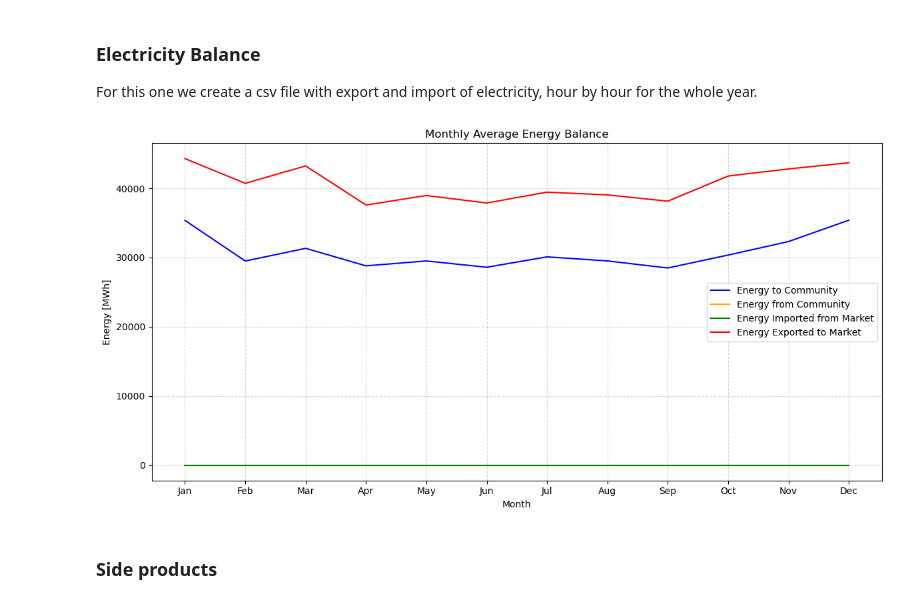
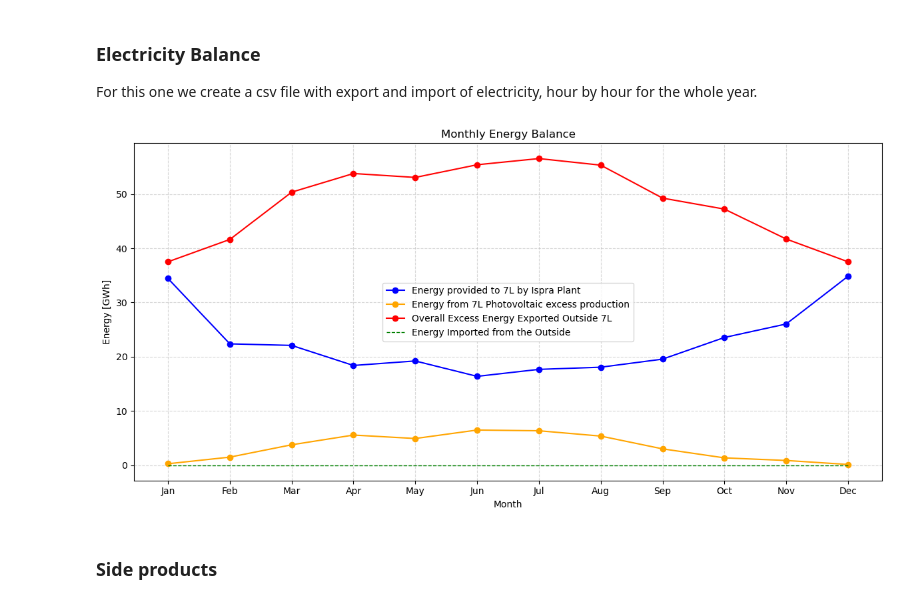
Before and after one commit to simo-pagliu/INRE, a Jupyter notebook: Energy Demand.ipynb, the cells around one changed output. Saved outputs shown, nothing was run; the diff lists cells and outputs as text; code cells hidden in the pictures.

```diff
--- a/Energy Demand.ipynb
+++ b/Energy Demand.ipynb
@@ -35,7 +35,7 @@ User input is only to choose which condition we want to simulate
 # 1: 16-30
 # 2: 31-45
 # 3: 46-60
-scenario_choice = 0  # Change this to select the scenario
+scenario_choice = 3  # Change this to select the scenario
 # %% [markdown]
 ## Data Input
 Data from data_analysis.ipynb and previous analysis
@@ -1009,21 +999,21 @@ output_df_year.index = output_df_year.index + 1
 output_df_year.to_csv(f"./Exports/Results/Scenario_{scenario_choice}/electricity_balance.csv", index_label="Month")
 # %%
 plt.figure(figsize=(12, 6))
-plt.plot(energy_to_community_monthly, label="Energy to Community", color='blue')
-plt.plot(energy_from_community_monthly, label="Energy from Community", color='orange')
-plt.plot(energy_import_monthly, label="Energy Imported from Market", color='green')
-plt.plot(energy_export_monthly, label="Energy Exported to Market", color='red')
+plt.plot((energy_to_community_monthly)/1e3, label="Energy provided to 7L by Ispra Plant", color='blue', linestyle='-', marker='o')
+plt.plot((energy_from_community_monthly)/1e3, label="Energy from 7L Photovoltaic excess production", color='orange', linestyle='-', marker='o')
+plt.plot((energy_export_monthly)/1e3, label="Overall Excess Energy Exported Outside 7L", color='red', linestyle='-', marker='o')
+plt.plot((energy_import_monthly)/1e3, label="Energy Imported from the Outside", color='green', linestyle='--', linewidth=1)
 plt.xlabel("Month")
-plt.ylabel("Energy [MWh]")
-plt.title("Monthly Average Energy Balance")
+plt.ylabel("Energy [GWh]")
+plt.title("Monthly Energy Balance")
 plt.xticks(np.arange(0, 12, 1), ['Jan', 'Feb', 'Mar', 'Apr', 'May', 'Jun', 'Jul', 'Aug', 'Sep', 'Oct', 'Nov', 'Dec'])
 plt.legend()
 plt.grid(True, linestyle='--', alpha=0.5)
 plt.tight_layout()
-plt.savefig(f"./Exports/Results/Scenario_{scenario_choice}/Results_Avg_Monthly.png", dpi=300, bbox_inches='tight')
+plt.savefig(f"./Exports/Results/Scenario_{scenario_choice}/Energy_Balance_Monthly.png", dpi=300, bbox_inches='tight')
 plt.show()
 # %% [output]
-[figure, old version]
+[figure, new version]
 # %% [markdown]
 ### Side products
 # %% [markdown]
```
Also changed, not shown: parts of 18 cells of this notebook, 1 other file.
